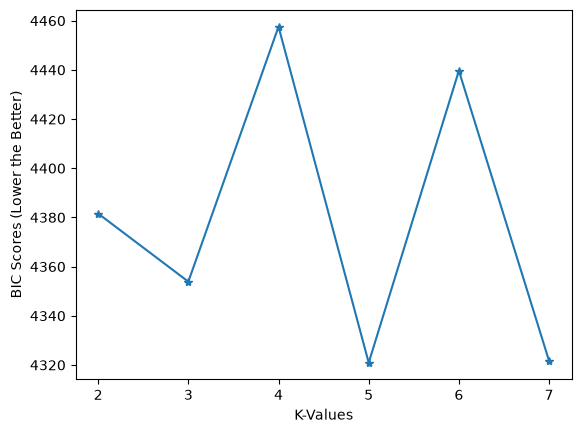
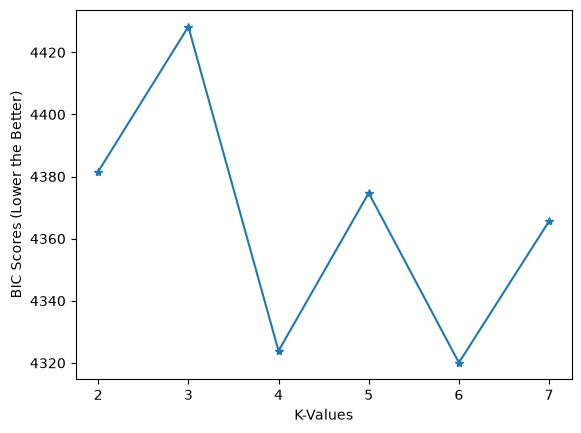
The change to this notebook cell's code, shown as a diff; its figure went from the first image to the second:
--- before
+++ after
@@ -1,14 +1,17 @@
 bic_scores = []
+random_vals = [0, 1, 42]
 
-for i in range(2, 8):
-    mixture = GaussianMixture(i, n_init = 10, random_state = 42)
-    mixture.fit(scaled_df)
-    bic_scores.append(mixture.bic(scaled_df))
+for j in random_vals:
+    bic_scores = []
+    for i in range(2, 8):
+        mixture = GaussianMixture(i, n_init = 10, random_state = j)
+        mixture.fit(scaled_df)
+        bic_scores.append(mixture.bic(scaled_df))
     
-k_values = list(range(2,8))
-plt.plot(k_values, bic_scores, marker = '*')
-plt.xlabel('K-Values')
-plt.ylabel('BIC Scores (Lower the Better)')
-plt.savefig(os.path.join(project_root, 'outputs', 'bic_curve.png'), dpi = 150, bbox_inches = 'tight')
-plt.show()
-print(bic_scores)
+    k_values = list(range(2,8))
+    plt.plot(k_values, bic_scores, marker = '*')
+    plt.xlabel('K-Values')
+    plt.ylabel('BIC Scores (Lower the Better)')
+    plt.savefig(os.path.join(project_root, 'outputs', 'bic_curve.png'), dpi = 150, bbox_inches = 'tight')
+    plt.show()
+    print(bic_scores)

Commit: Change to make primary model being k=2 after removal of backfilled nan values due to unstable bic values. K=3 kept for comparison purposes